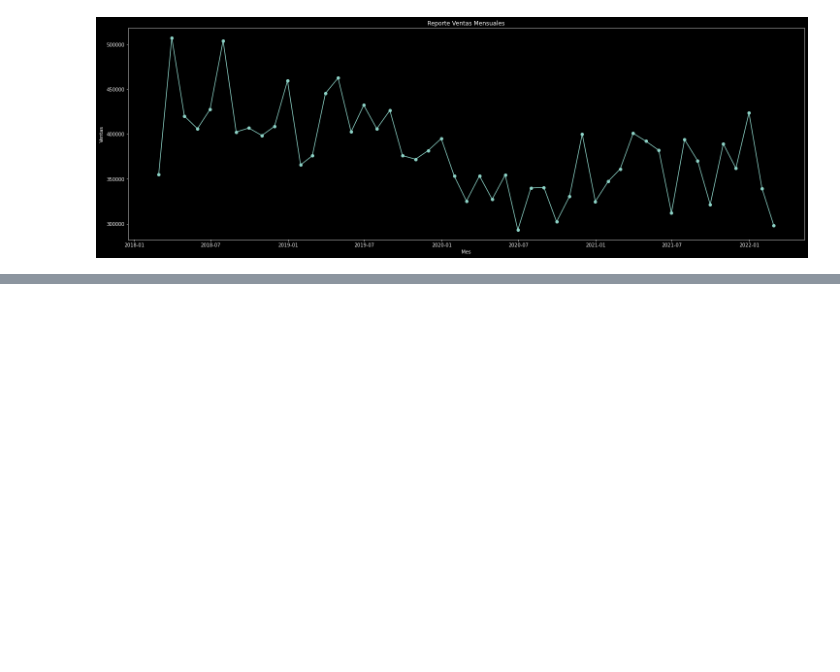
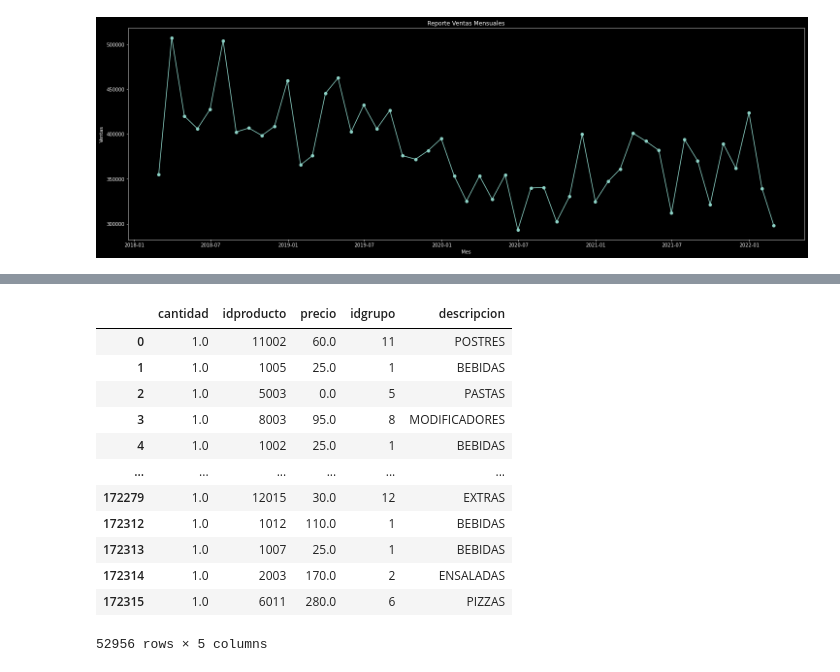
Before and after one commit to SebastianHerran/Pizzeria_Analysis, a Jupyter notebook: Analysis.ipynb, the cells around one changed output, grey strips where cells are left out. Saved outputs shown, nothing was run; the diff lists cells and outputs as text; code cells hidden in the pictures; blank space fills up the shorter version.

```diff
--- a/Analysis.ipynb
+++ b/Analysis.ipynb
@@ -195,0 +266,4 @@ ventas_mensuales
+# %%
+prods_mesa = prods_mesa.join(productos.set_index('idproducto'), on='idproducto')
+# %%
+prods_mesa = prods_mesa[['cantidad','idproducto','precio','idgrupo']]
@@ -195,0 +286,20 @@ ventas_mensuales
+# %%
+prods_mesa = prods_mesa.join(grupos.set_index('idgrupo'), on='idgrupo')
+# %%
+prods_mesa = prods_mesa[['cantidad','idproducto','precio','idgrupo','descripcion']]
+# %%
+prods_mesa
+# %% [output]
+|  | cantidad | idproducto | precio | idgrupo | descripcion |
+| 0 | 1.0 | 11002 | 60.0 | 11 | POSTRES |
+| 1 | 1.0 | 1005 | 25.0 | 1 | BEBIDAS |
+| 2 | 1.0 | 5003 | 0.0 | 5 | PASTAS |
+| 3 | 1.0 | 8003 | 95.0 | 8 | MODIFICADORES |
+| 4 | 1.0 | 1002 | 25.0 | 1 | BEBIDAS |
+| ... | ... | ... | ... | ... | ... |
+| 172279 | 1.0 | 12015 | 30.0 | 12 | EXTRAS |
+| 172312 | 1.0 | 1012 | 110.0 | 1 | BEBIDAS |
+| 172313 | 1.0 | 1007 | 25.0 | 1 | BEBIDAS |
+| 172314 | 1.0 | 2003 | 170.0 | 2 | ENSALADAS |
+| 172315 | 1.0 | 6011 | 280.0 | 6 | PIZZAS |
+52956 rows × 5 columns
```
Also changed, not shown: parts of 26 cells of this notebook, 7 other files.
